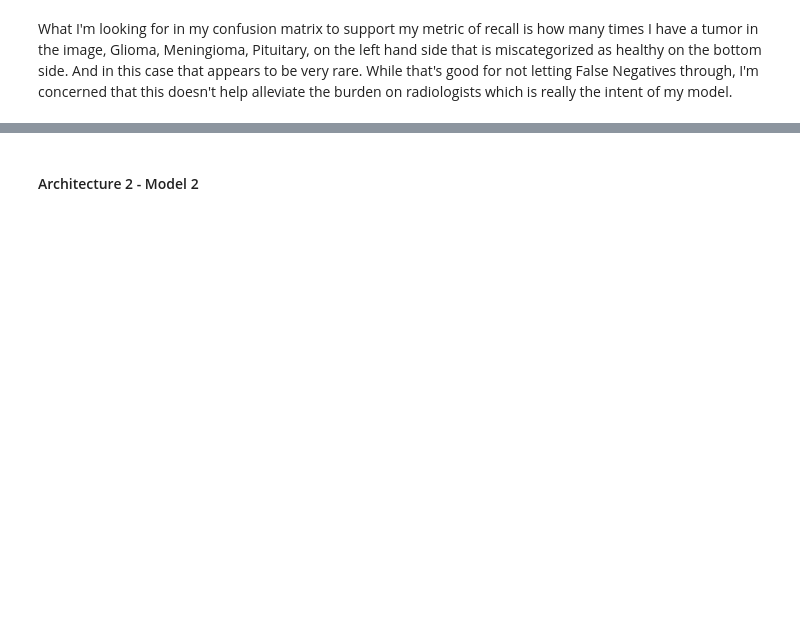
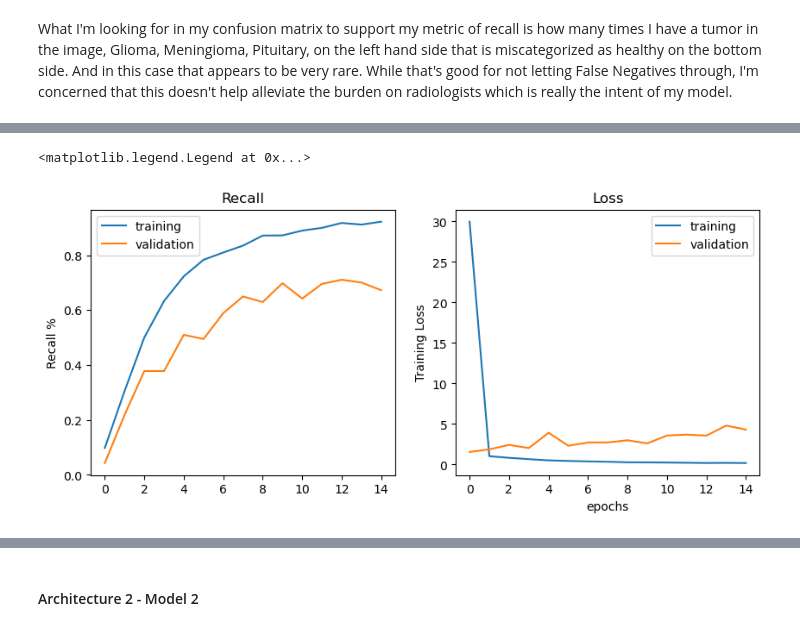
Before and after one commit to cphchip/cs7324_code, a Jupyter notebook: Lab 6/Henderson_48996654_Lab_6.ipynb, the cells around one changed output, grey strips where cells are left out. Drawn from its saved outputs; the diff is of its cells as text; code cells hidden in the pictures; blank space fills up the shorter version.

```diff
--- a/Lab 6/Henderson_48996654_Lab_6.ipynb
+++ b/Lab 6/Henderson_48996654_Lab_6.ipynb
@@ -399,0 +470,9 @@ What I'm looking for in my confusion matrix to support my metric of recall is ho
+# %%
+%%time
+history_arch1_cnn2 = arch1_cnn2.fit(
+        ds_train,
+        batch_size=32,
+        epochs=30,
+        verbose=1,
+        validation_data=ds_test
+        )
@@ -399,0 +497,24 @@ What I'm looking for in my confusion matrix to support my metric of recall is ho
+# %%
+plt.figure(figsize=(10,4))
+plt.subplot(1,2,1)
+plt.plot(history_arch1_cnn2.history['recall'], label='training')
+
+plt.ylabel('Recall %')
+plt.title('Training')
+plt.plot(history_arch1_cnn2.history['val_recall'], label='validation')
+plt.title('Recall')
+plt.legend()
+
+plt.subplot(1,2,2)
+plt.plot(history_arch1_cnn2.history['loss'], label='training')
+plt.ylabel('Training Loss')
+plt.xlabel('epochs')
+
+plt.plot(history_arch1_cnn2.history['val_loss'], label='validation')
+plt.xlabel('epochs')
+plt.title('Loss')
+plt.legend()
+#plt.show()
+# %% [output]
+<matplotlib.legend.Legend at 0x...>
+[figure, added]
```
Also changed, not shown: parts of 48 cells of this notebook.
